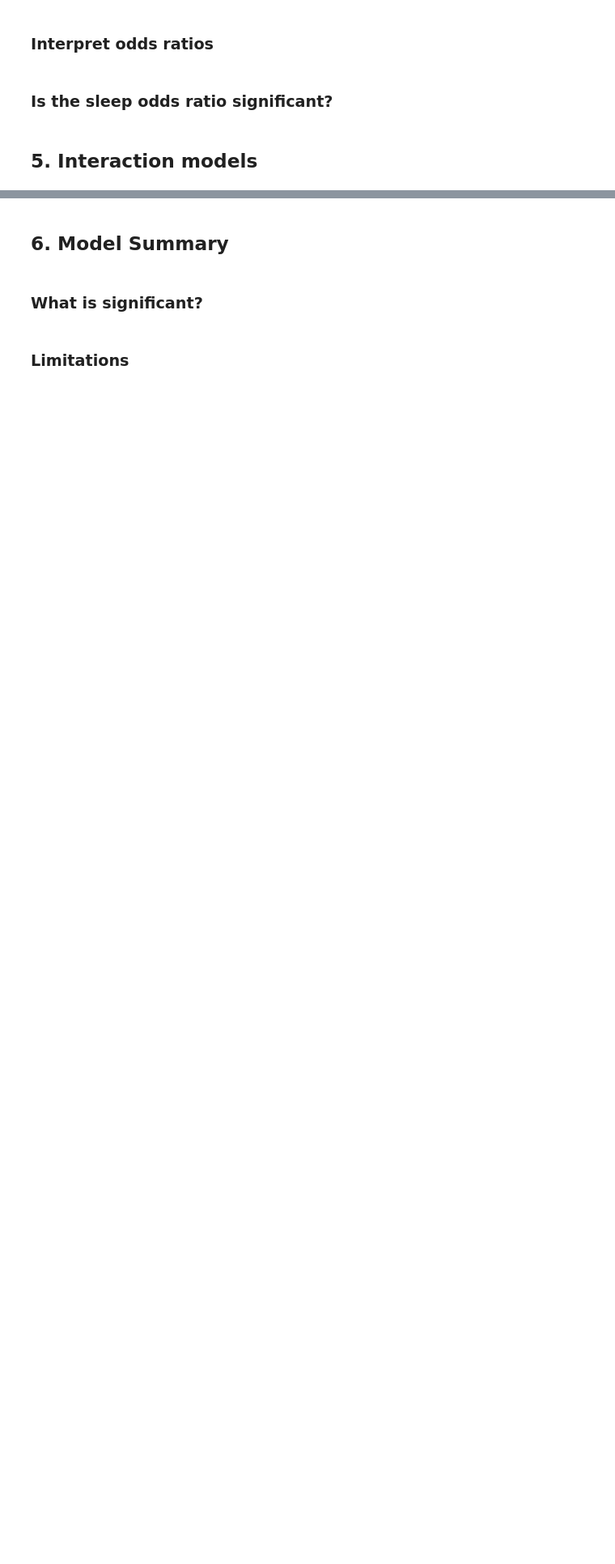
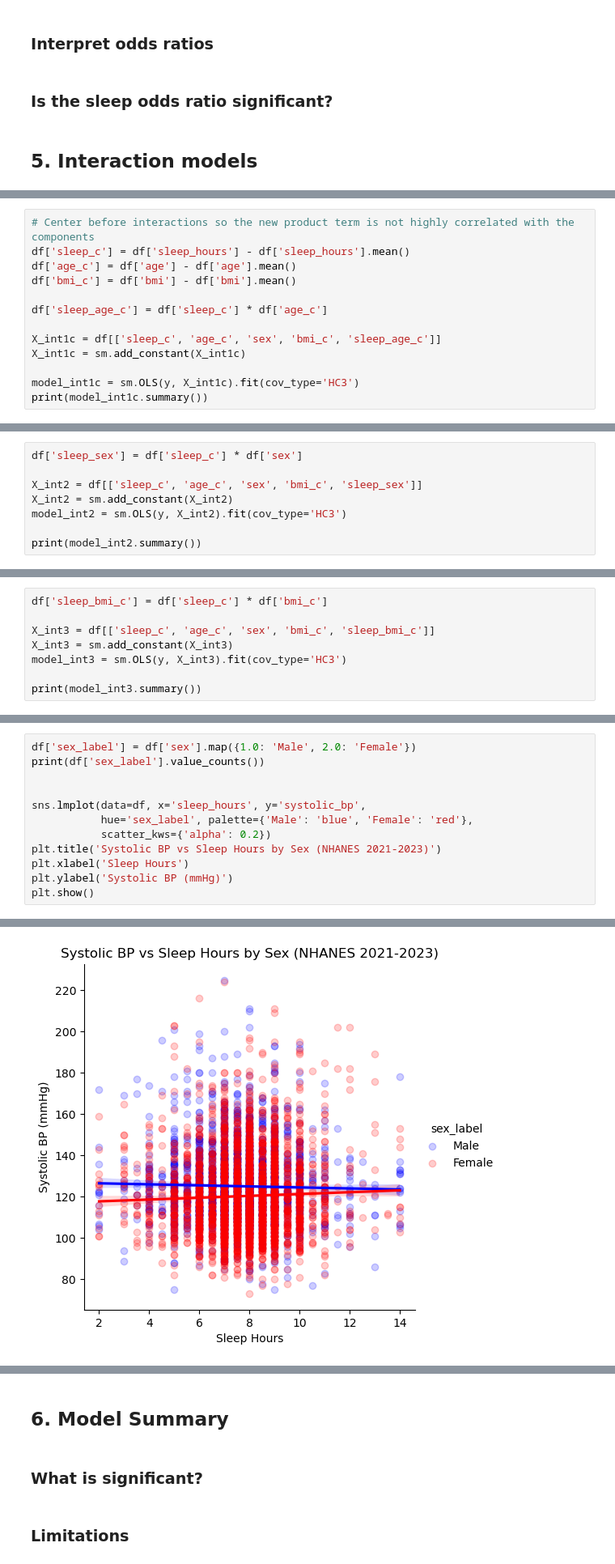
Before and after one commit to npanda30/nhanes-sleep-bp, a Jupyter notebook: Notebooks/03_modeling.ipynb, the cells around one changed output, grey strips where cells are left out. Shown at 81% size. Saved outputs shown, nothing was run; the diff lists cells and outputs as text; blank space fills up the shorter version.

```diff
--- a/Notebooks/03_modeling.ipynb
+++ b/Notebooks/03_modeling.ipynb
@@ -52,0 +228,13 @@ Ready: (5999, 8)
+# %%
+# Center before interactions so the new product term is not highly correlated with the components
+df['sleep_c'] = df['sleep_hours'] - df['sleep_hours'].mean()
+df['age_c'] = df['age'] - df['age'].mean()
+df['bmi_c'] = df['bmi'] - df['bmi'].mean()
+
+df['sleep_age_c'] = df['sleep_c'] * df['age_c']
+
+X_int1c = df[['sleep_c', 'age_c', 'sex', 'bmi_c', 'sleep_age_c']]
+X_int1c = sm.add_constant(X_int1c)
+
+model_int1c = sm.OLS(y, X_int1c).fit(cov_type='HC3')
+print(model_int1c.summary())
@@ -54,0 +261,8 @@ Ready: (5999, 8)
+# %%
+df['sleep_sex'] = df['sleep_c'] * df['sex']
+
+X_int2 = df[['sleep_c', 'age_c', 'sex', 'bmi_c', 'sleep_sex']]
+X_int2 = sm.add_constant(X_int2)
+model_int2 = sm.OLS(y, X_int2).fit(cov_type='HC3')
+
+print(model_int2.summary())
@@ -56,0 +289,8 @@ Ready: (5999, 8)
+# %%
+df['sleep_bmi_c'] = df['sleep_c'] * df['bmi_c']
+
+X_int3 = df[['sleep_c', 'age_c', 'sex', 'bmi_c', 'sleep_bmi_c']]
+X_int3 = sm.add_constant(X_int3)
+model_int3 = sm.OLS(y, X_int3).fit(cov_type='HC3')
+
+print(model_int3.summary())
@@ -56,0 +317,13 @@ Ready: (5999, 8)
+# %%
+df['sex_label'] = df['sex'].map({1.0: 'Male', 2.0: 'Female'})
+print(df['sex_label'].value_counts())
+
+
+sns.lmplot(data=df, x='sleep_hours', y='systolic_bp',
+           hue='sex_label', palette={'Male': 'blue', 'Female': 'red'},
+           scatter_kws={'alpha': 0.2})
+plt.title('Systolic BP vs Sleep Hours by Sex (NHANES 2021-2023)')
+plt.xlabel('Sleep Hours')
+plt.ylabel('Systolic BP (mmHg)')
+plt.show()
+# %% [output]
@@ -56,0 +334 @@ Ready: (5999, 8)
+[figure, added]
```
Also changed, not shown: parts of 34 cells of this notebook.
